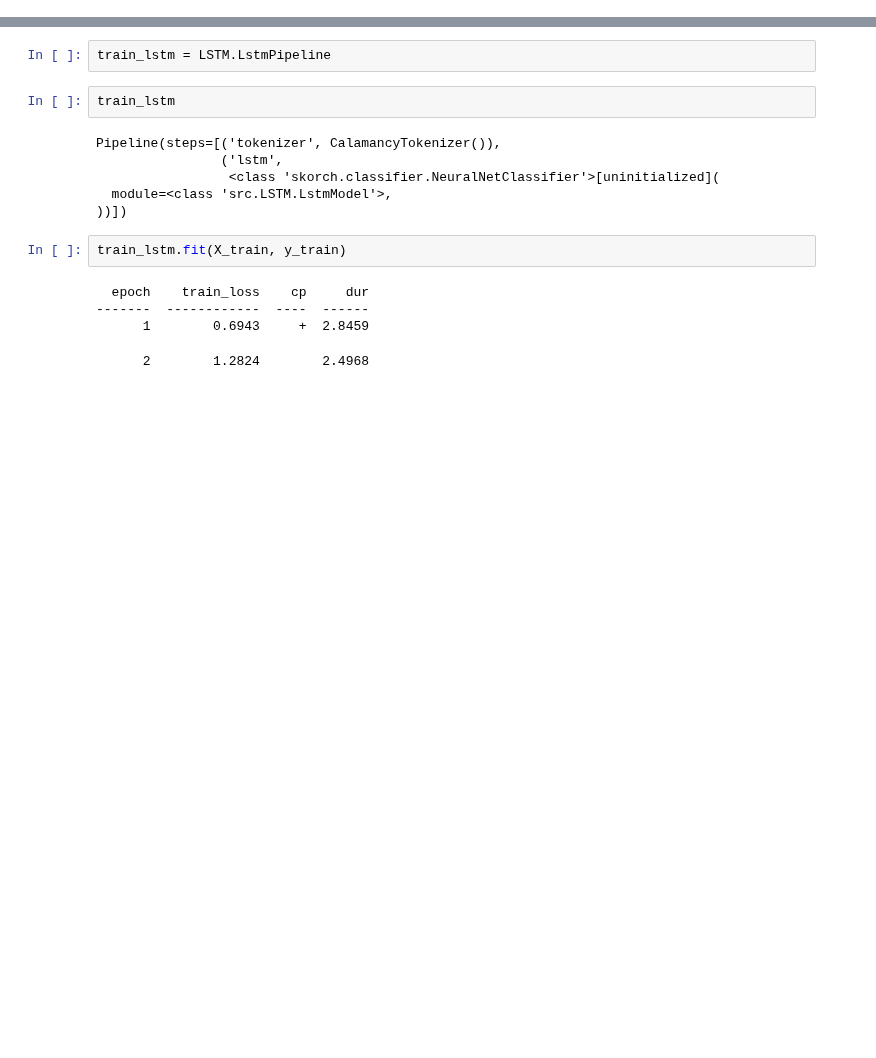
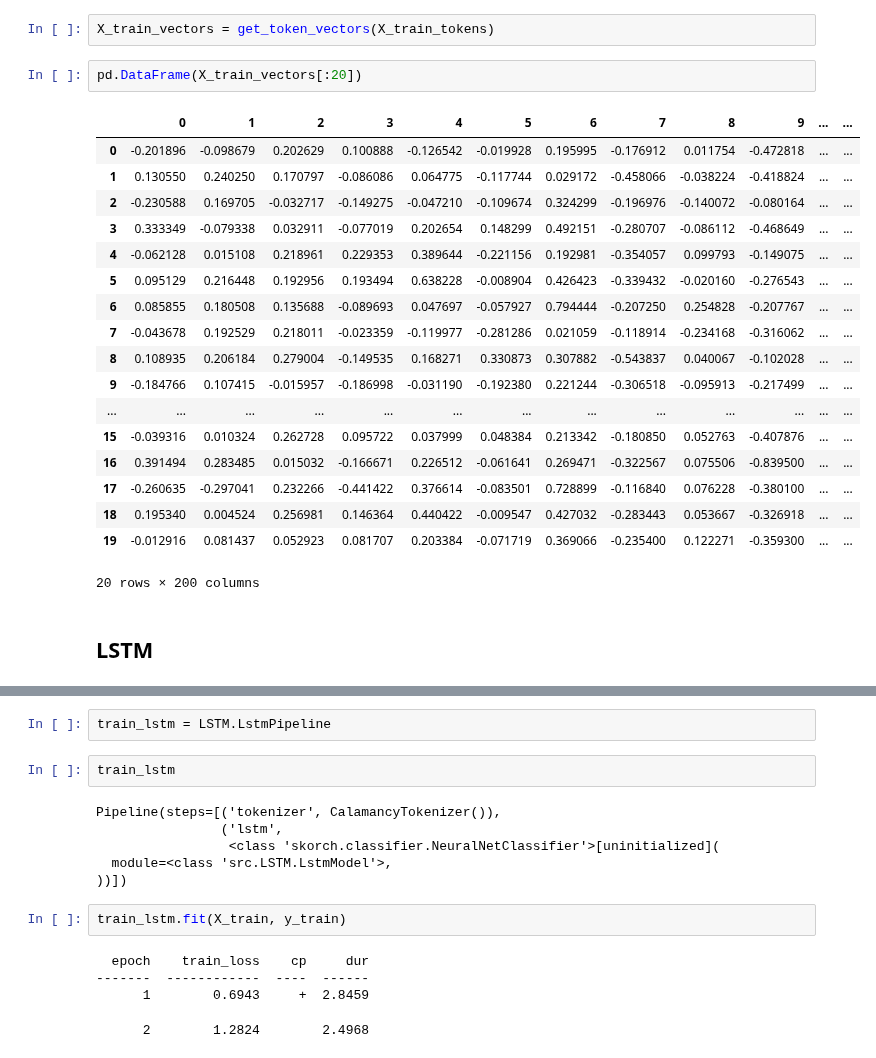
Before and after one commit to NateCross/tag-hate-elf, a Jupyter notebook: lstm_train.ipynb, the cells around one changed output, grey strips where cells are left out. Cells and saved outputs as stored; diff of their text form; blank space fills up the shorter version.

```diff
--- a/lstm_train.ipynb
+++ b/lstm_train.ipynb
@@ -110,0 +296,25 @@ Name: count, dtype: int64
+# %%
+X_train_vectors = get_token_vectors(X_train_tokens)
+# %%
+pd.DataFrame(X_train_vectors[:20])
+# %% [output]
+|  | 0 | 1 | 2 | 3 | 4 | 5 | 6 | 7 | 8 | 9 | ... | ... |
+| 0 | -0.201896 | -0.098679 | 0.202629 | 0.100888 | -0.126542 | -0.019928 | 0.195995 | -0.176912 | 0.011754 | -0.472818 | ... | ... |
+| 1 | 0.130550 | 0.240250 | 0.170797 | -0.086086 | 0.064775 | -0.117744 | 0.029172 | -0.458066 | -0.038224 | -0.418824 | ... | ... |
+| 2 | -0.230588 | 0.169705 | -0.032717 | -0.149275 | -0.047210 | -0.109674 | 0.324299 | -0.196976 | -0.140072 | -0.080164 | ... | ... |
+| 3 | 0.333349 | -0.079338 | 0.032911 | -0.077019 | 0.202654 | 0.148299 | 0.492151 | -0.280707 | -0.086112 | -0.468649 | ... | ... |
+| 4 | -0.062128 | 0.015108 | 0.218961 | 0.229353 | 0.389644 | -0.221156 | 0.192981 | -0.354057 | 0.099793 | -0.149075 | ... | ... |
+| 5 | 0.095129 | 0.216448 | 0.192956 | 0.193494 | 0.638228 | -0.008904 | 0.426423 | -0.339432 | -0.020160 | -0.276543 | ... | ... |
+| 6 | 0.085855 | 0.180508 | 0.135688 | -0.089693 | 0.047697 | -0.057927 | 0.794444 | -0.207250 | 0.254828 | -0.207767 | ... | ... |
+| 7 | -0.043678 | 0.192529 | 0.218011 | -0.023359 | -0.119977 | -0.281286 | 0.021059 | -0.118914 | -0.234168 | -0.316062 | ... | ... |
+| 8 | 0.108935 | 0.206184 | 0.279004 | -0.149535 | 0.168271 | 0.330873 | 0.307882 | -0.543837 | 0.040067 | -0.102028 | ... | ... |
+| 9 | -0.184766 | 0.107415 | -0.015957 | -0.186998 | -0.031190 | -0.192380 | 0.221244 | -0.306518 | -0.095913 | -0.217499 | ... | ... |
+| ... | ... | ... | ... | ... | ... | ... | ... | ... | ... | ... | ... | ... |
+| 15 | -0.039316 | 0.010324 | 0.262728 | 0.095722 | 0.037999 | 0.048384 | 0.213342 | -0.180850 | 0.052763 | -0.407876 | ... | ... |
+| 16 | 0.391494 | 0.283485 | 0.015032 | -0.166671 | 0.226512 | -0.061641 | 0.269471 | -0.322567 | 0.075506 | -0.839500 | ... | ... |
+| 17 | -0.260635 | -0.297041 | 0.232266 | -0.441422 | 0.376614 | -0.083501 | 0.728899 | -0.116840 | 0.076228 | -0.380100 | ... | ... |
+| 18 | 0.195340 | 0.004524 | 0.256981 | 0.146364 | 0.440422 | -0.009547 | 0.427032 | -0.283443 | 0.053667 | -0.326918 | ... | ... |
+| 19 | -0.012916 | 0.081437 | 0.052923 | 0.081707 | 0.203384 | -0.071719 | 0.369066 | -0.235400 | 0.122271 | -0.359300 | ... | ... |
+20 rows × 200 columns
+# %% [markdown]
+## LSTM
```
Also changed, not shown: parts of 28 cells of this notebook, 1 other file.
